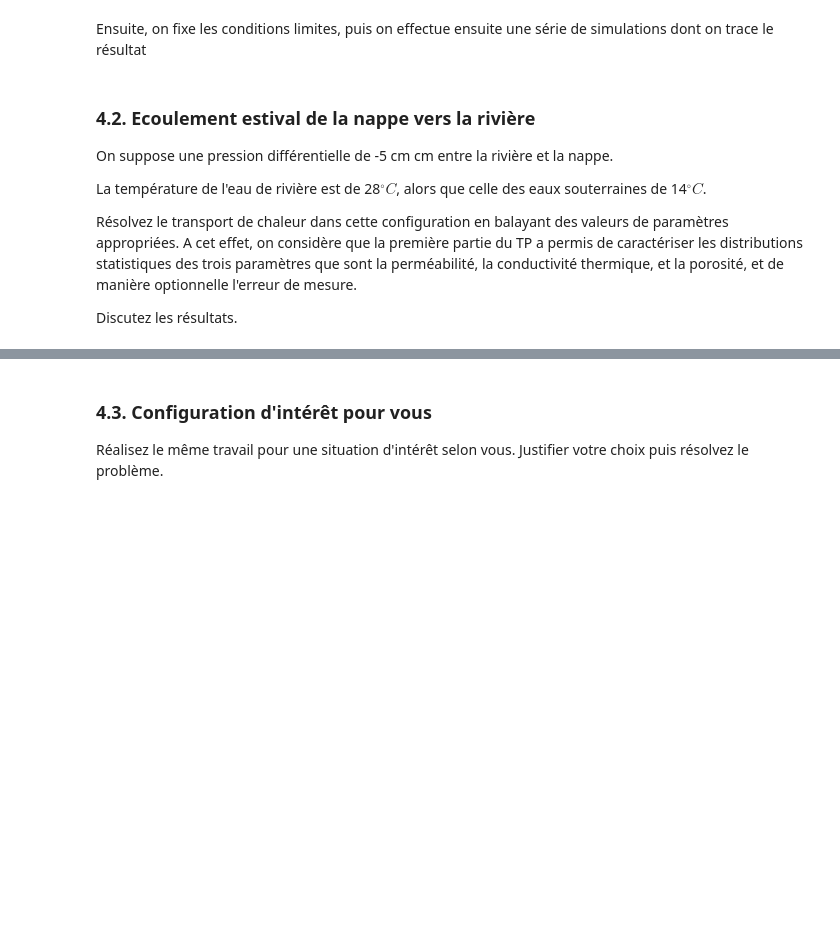
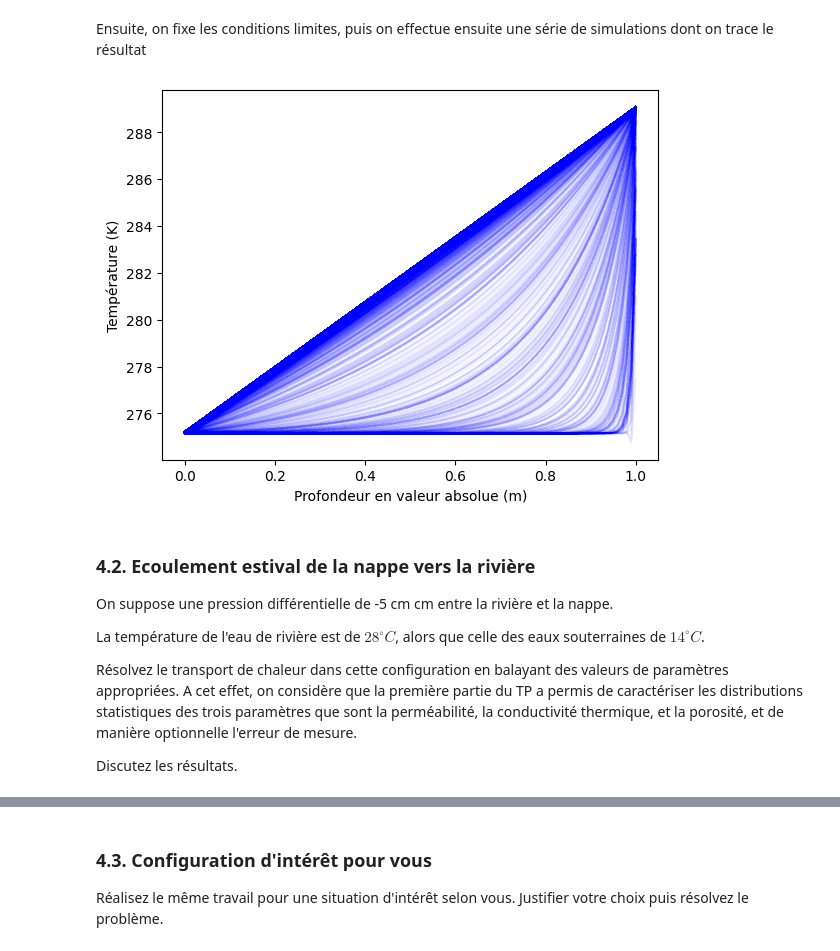
Before and after one commit to BarraudRm/pyHeat, a Jupyter notebook: TP3_MCMC_enonce.ipynb, the cells around one changed output, grey strips where cells are left out. Drawn from its saved outputs; the diff is of its cells as text; code cells hidden in the pictures; blank space fills up the shorter version.

```diff
--- a/TP3_MCMC_enonce.ipynb
+++ b/TP3_MCMC_enonce.ipynb
@@ -383,14 +383,45 @@ Résolvez le transport de chaleur dans cette configuration en balayant des valeu
 Discutez les résultats.
 # %% [markdown]
 Tout d'abord, on écrit une fonction pour lancer plusieurs simulations en steady state et une fonction d'affichage des résultats
+# %%
+dico = {
+        "depth": {"val": "1", "unit": "m"},
+        "ncells": 100
+    }
+
+def run_multiple_steady_state_simulations(param_list, rivBed):
+    results = []
+    for params in param_list:
+        moinslog10K, lambda_s, n = params
+        ref = rivBed.runForwardModelSteadyState(10**(-moinslog10K), lambda_s, n, draw=False, verbose=False)
+        results.append(ref)
+    return results
+
+def affichage_results(results):
+    profondeurs = np.linspace(0, float(dico["depth"]["val"]), int(dico["ncells"]))
+    for ref in results:
+        plt.plot(profondeurs, ref, color='blue', alpha=0.01)
+    plt.xlabel("Profondeur en valeur absolue (m)")
+    plt.ylabel("Température (K)")
+    plt.show()
 # %% [markdown]
 Ensuite, on fixe les conditions limites, puis on effectue ensuite une série de simulations dont on trace le résultat
+# %%
+rivBed = Column(dico)
+rivBed.setHomogeneousPorMed(JSONPATH + "paramColumn.json")
+rivBed.setBcHyd(JSONPATH + "configBcHydro_4.1.json")
+rivBed.setBcT(JSONPATH + "configBcTemp_4.1.json")
+
+results = run_multiple_steady_state_simulations(params, rivBed)
+affichage_results(results)
+# %% [output]
+[figure, added]
 # %% [markdown]
 ### 4.2. Ecoulement estival de la nappe vers la rivière
 
 On suppose une pression différentielle de -5 cm cm entre la rivière et la nappe.
 
-La température de l'eau de rivière est de 28$^{\circ} C$, alors que celle des eaux souterraines de 14$^{\circ} C$.
+La température de l'eau de rivière est de $28^{\circ} C$, alors que celle des eaux souterraines de $14^{\circ} C$.
 
 Résolvez le transport de chaleur dans cette configuration en balayant des valeurs de paramètres appropriées. A cet effet, on considère que la première partie du TP a permis de caractériser les distributions statistiques des trois paramètres que sont la perméabilité, la conductivité thermique, et la porosité, et de manière optionnelle l'erreur de mesure.
 
```
Also changed, not shown: parts of 8 cells of this notebook.
